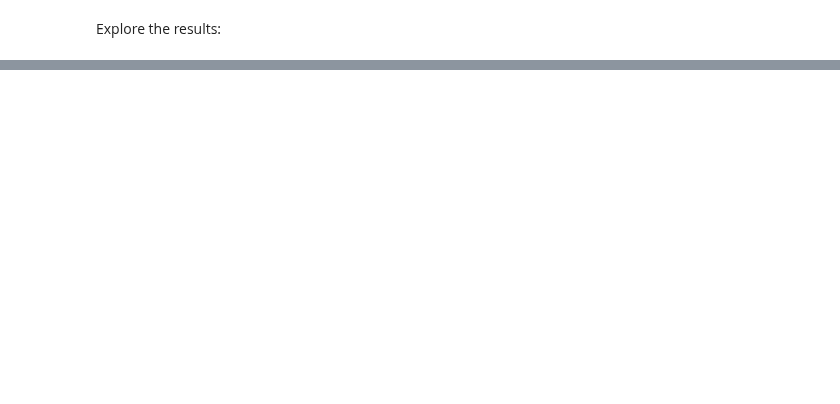
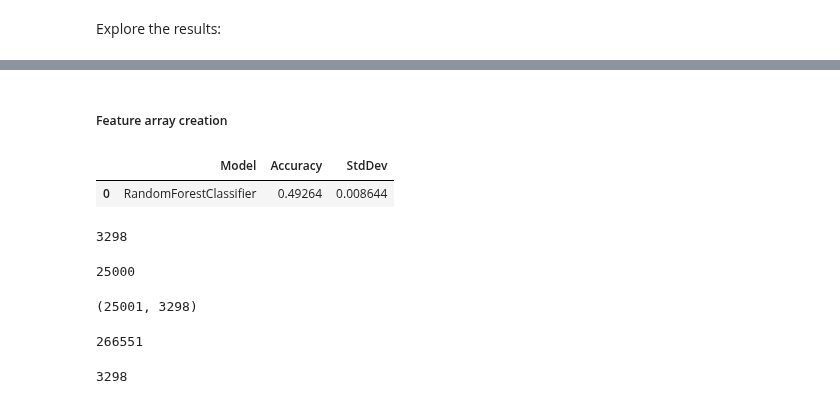
Before and after one commit to nrasch/Portfolio, a Jupyter notebook: Machine-Learning/Python/04-Classic-Datasets/Model-06.p3.ipynb, the cells around one changed output, grey strips where cells are left out. Saved outputs shown, nothing was run; the diff lists cells and outputs as text; code cells hidden in the pictures; blank space fills up the shorter version.

Commit message:
Updates to Model-06.p3, more definitions, and orig. model source py file for sanity checking

```diff
--- a/Machine-Learning/Python/04-Classic-Datasets/Model-06.p3.ipynb
+++ b/Machine-Learning/Python/04-Classic-Datasets/Model-06.p3.ipynb
@@ -575,0 +576,10 @@ model.most_similar("zombie")
+# %%
+from sklearn.cluster import KMeans
+
+# Set "k" to be 1/5th of the vocabulary size, or an average of 5 words per cluster
+wordVecs = model.wv.syn0
+k = int(wordVecs.shape[0] / 5)
+
+# Initalize a k-means object and use it to extract centroids
+kMeans = KMeans( n_clusters = k )
+kModel = kMeans.fit_predict(wordVecs)
@@ -575,0 +664,2 @@ model.most_similar("zombie")
+# %% [markdown]
+##### Feature array creation
@@ -575,0 +691,56 @@ model.most_similar("zombie")
+# %%
+k = int(wordVecs.shape[0] / 5)
+
+# Pre-allocate an array for the training set bags of centroids (for speed)
+train_centroids = np.zeros( (df.iloc[:,2].size, k), dtype="float32" )
+
+# Transform the training set reviews into bags of centroids
+counter = 0
+for review in trainSentences:
+    #train_centroids[counter,:] = createFeatureArray(review, clusterDict)
+    counter += 1
+# %%
+# Init vars and params
+eFolds = 10
+eSeed = 10
+
+# Use accuracy since this is a classification problem
+eScore = 'accuracy'
+
+modelName = 'RandomForestClassifier'
+
+xTrain = train_centroids
+yTrain = df.iloc[:, 1]
+
+_DF = pd.DataFrame(columns = ['Model', 'Accuracy', 'StdDev'])
+_Results = {}
+_model = RandomForestClassifier(n_estimators = 100)
+
+kFold = KFold(n_splits = eFolds, random_state = eSeed)
+_Results[modelName] = cross_val_score(_model, xTrain, yTrain, cv = kFold, scoring = eScore)
+
+_DF.loc[len(_DF)] = list(['RandomForestClassifier', _Results[modelName].mean(), _Results[modelName].std()])
+display(_DF.sort_values(by = ['Accuracy', 'StdDev', 'Model'], ascending = [False, True, True]))
+# %% [output]
+|  | Model | Accuracy | StdDev |
+| 0 | RandomForestClassifier | 0.49264 | 0.008644 |
+# %%
+k
+# %% [output]
+3298
+# %%
+df.iloc[:,2].size
+# %% [output]
+25000
+# %%
+train_centroids.shape
+# %% [output]
+(25001, 3298)
+# %%
+len(trainSentences)
+# %% [output]
+266551
+# %%
+max( clusterDict.values() ) + 1
+# %% [output]
+3298
```
Also changed, not shown: parts of 20 cells of this notebook, 2 other files.
